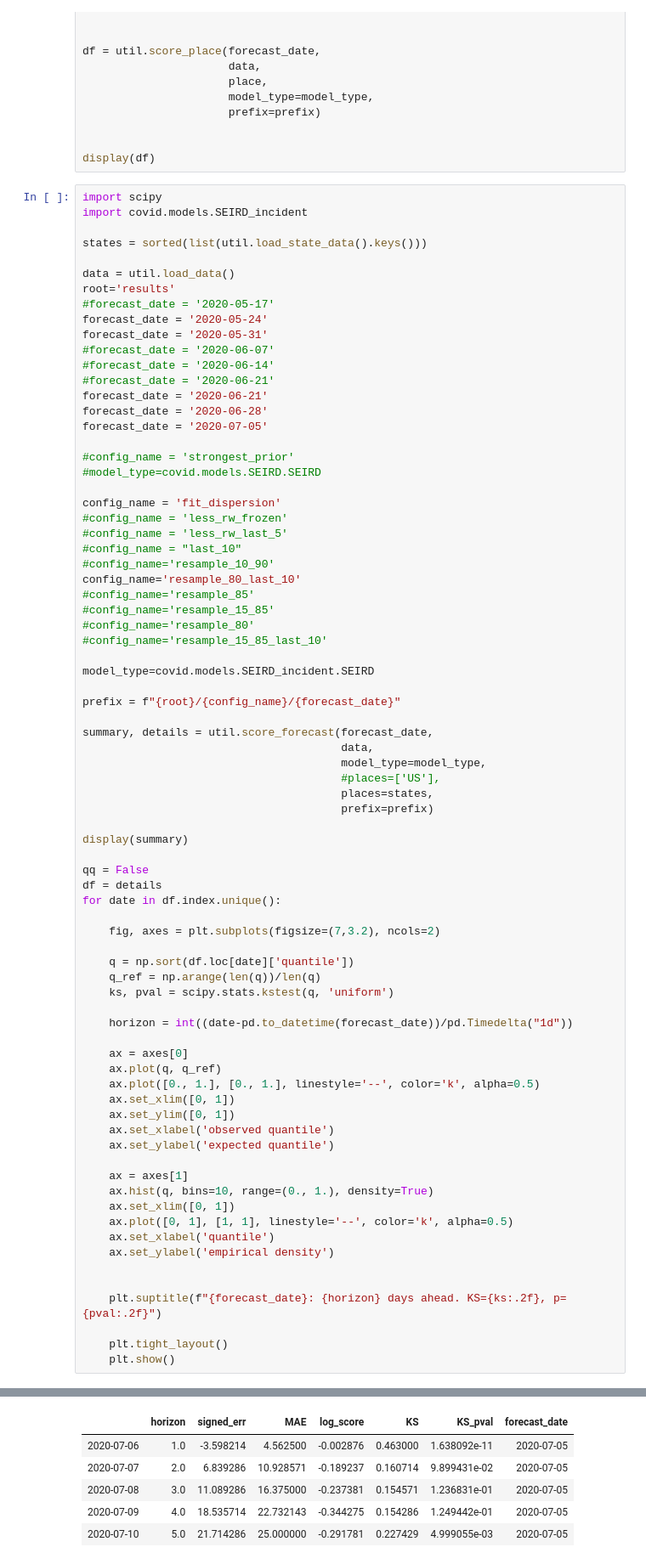
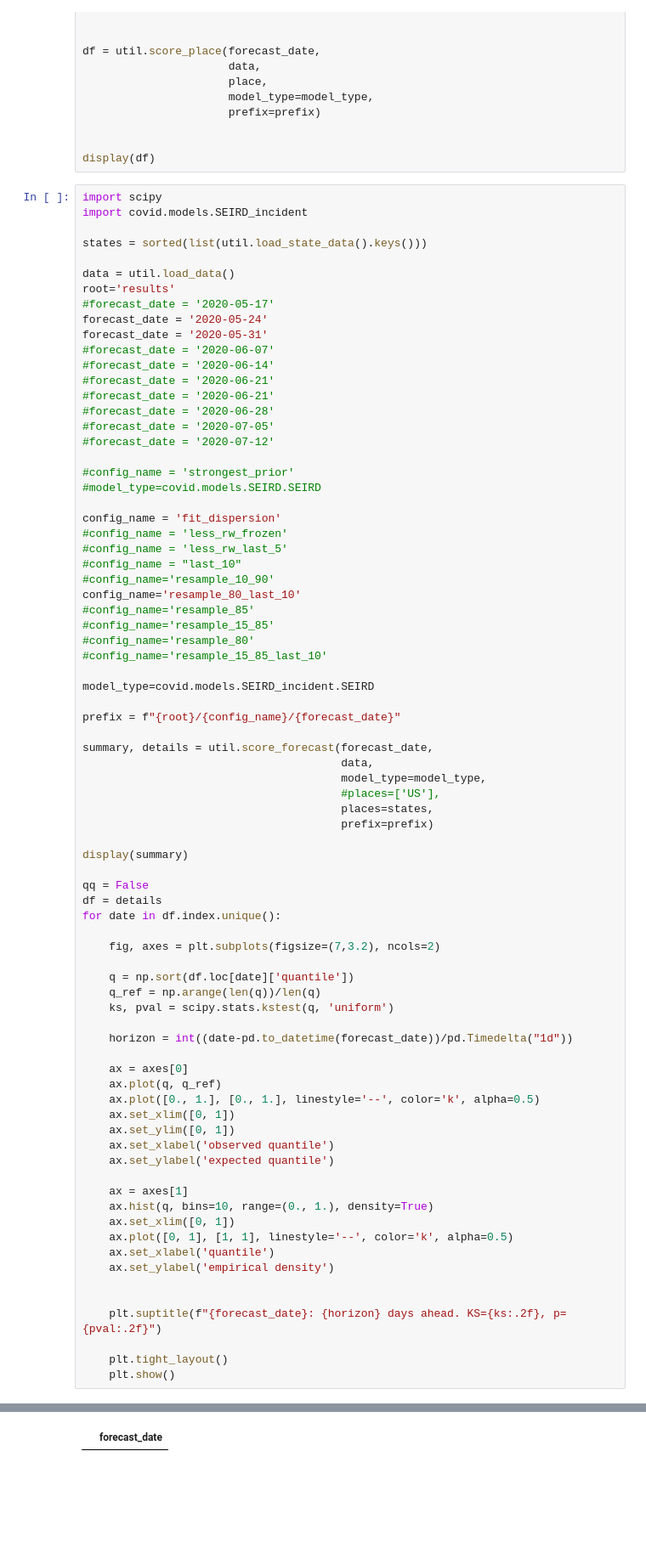
Before and after one commit to dsheldon/covid, a Jupyter notebook: scripts/Validation.ipynb, the cells around one changed output, grey strips where cells are left out. Shown at 85% size. Drawn from its saved outputs; the diff is of its cells as text; blank space fills up the shorter version.

```diff
--- a/scripts/Validation.ipynb
+++ b/scripts/Validation.ipynb
@@ -51,9 +51,10 @@ forecast_date = '2020-05-31'
 #forecast_date = '2020-06-07'
 #forecast_date = '2020-06-14'
 #forecast_date = '2020-06-21'
-forecast_date = '2020-06-21'
-forecast_date = '2020-06-28'
-forecast_date = '2020-07-05'
+#forecast_date = '2020-06-21'
+#forecast_date = '2020-06-28'
+#forecast_date = '2020-07-05'
+#forecast_date = '2020-07-12'
 
 #config_name = 'strongest_prior'
 #model_type=covid.models.SEIRD.SEIRD
@@ -119,6 +136 @@ Scoring all places for 2020-07-05 forecast
-|  | horizon | signed_err | MAE | log_score | KS | KS_pval | forecast_date |
-| 2020-07-06 | 1.0 | -3.598214 | 4.562500 | -0.002876 | 0.463000 | 1.638092e-11 | 2020-07-05 |
-| 2020-07-07 | 2.0 | 6.839286 | 10.928571 | -0.189237 | 0.160714 | 9.899431e-02 | 2020-07-05 |
-| 2020-07-08 | 3.0 | 11.089286 | 16.375000 | -0.237381 | 0.154571 | 1.236831e-01 | 2020-07-05 |
-| 2020-07-09 | 4.0 | 18.535714 | 22.732143 | -0.344275 | 0.154286 | 1.249442e-01 | 2020-07-05 |
-| 2020-07-10 | 5.0 | 21.714286 | 25.000000 | -0.291781 | 0.227429 | 4.999055e-03 | 2020-07-05 |
+|  | forecast_date |
```
Also changed, not shown: parts of 4 cells of this notebook.
